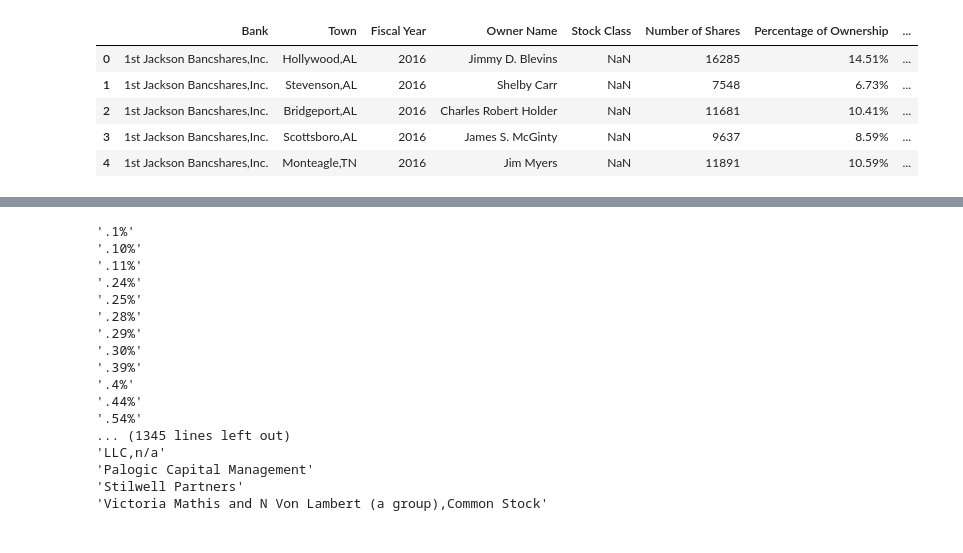
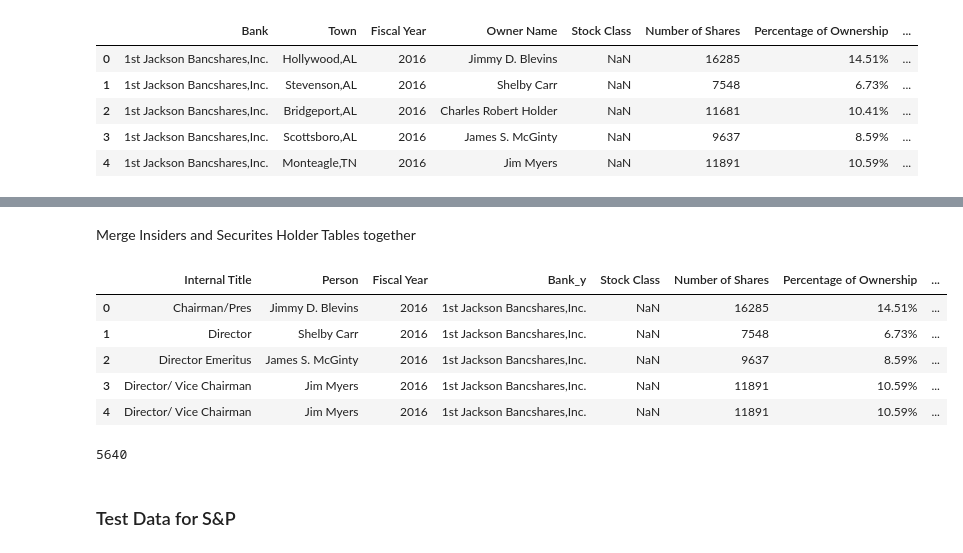
Before and after one commit to nashlaturciosss/fed-data-scraper, a Jupyter notebook: notebooks/clean_csvs.ipynb, the cells around one changed output, grey strips where cells are left out. Drawn from its saved outputs; the diff is of its cells as text; code cells hidden in the pictures.

Commit message:
Cleaned project structure and included code for AWS pipeline

```diff
--- a/notebooks/clean_csvs.ipynb
+++ b/notebooks/clean_csvs.ipynb
@@ -1,9 +1,9 @@
 # %%
 import pandas as pd
 
-# Load CSVs
-insiders_df = pd.read_csv("../all_insiders.csv")
-securities_df = pd.read_csv("../all_securities_holders.csv")
+insiders_df = pd.read_csv("/Users/nashlaturcios/Desktop/FedDataScraper/fed-data/all_insiders_Atlanta.csv")
+securities_df = pd.read_csv("/Users/nashlaturcios/Desktop/FedDataScraper/fed-data/all_securities_holders_Atlanta.csv")
+
 
 pd.set_option("display.max_rows", None)  # Show all rows
 pd.set_option("display.max_columns", None)  # (Optional) Show all columns
@@ -56,7 +39,3 @@ securities_df.head()
 | 2 | 1st Jackson Bancshares,Inc. | Bridgeport,AL | 2016 | Charles Robert Holder | NaN | 11681 | 10.41% | ... |
 | 3 | 1st Jackson Bancshares,Inc. | Scottsboro,AL | 2016 | James S. McGinty | NaN | 9637 | 8.59% | ... |
 | 4 | 1st Jackson Bancshares,Inc. | Monteagle,TN | 2016 | Jim Myers | NaN | 11891 | 10.59% | ... |
-# %%
-securities_df= securities_df[securities_df["Bank"].notna() & (securities_df["Bank"] != "")]
-# missing_bank_rows = securities_df[securities_df["Bank"].isna()]
-# print(missing_bank_rows)
@@ -136,11 +147,0 @@ display(securities_df[securities_df["Stock Class"] == "Co-Trustees\\nN. Mitchell
-# %%
-# Add the extra value to the list
-to_replace = ["1996,n/a", "2008 And any amendment thereto,n/a", "ADM Family Ltd.", "Camilla", "Co-Trustees, Common Stock"]
-
-# Replace those values with "n/a" in the "Stock Class" column
-securities_df.loc[securities_df["Stock Class"].isin(to_replace), "Stock Class"] = "n/a"
-
-# Now list unique stock classes (excluding NaN), sorted case-insensitively
-unique_stock_classes = sorted(securities_df["Stock Class"].dropna().unique(), key=lambda x: str(x).lower())
-for val in unique_stock_classes:
-    print(repr(val))
@@ -368,22 +148,37 @@ for val in unique_number_of_shares_thirdBatch:
-# %%
-unique_percentage_of_ownership_thirdBatch = sorted(securities_df_thirdBatch["Percentage of Ownership"].dropna().unique(), key=lambda x: str(x).lower())
-for val in unique_percentage_of_ownership_thirdBatch:
-    print(repr(val))
-# %% [output]
-'.1%'
-'.10%'
-'.11%'
-'.24%'
-'.25%'
-'.28%'
-'.29%'
-'.30%'
-'.39%'
-'.4%'
-'.44%'
-'.54%'
-... (1345 lines left out)
-'LLC,n/a'
-'Palogic Capital Management'
-'Stilwell Partners'
-'Victoria Mathis and N Von Lambert (a group),Common Stock'
+# %% [markdown]
+Merge Insiders and Securites Holder Tables together
+# %%
+# Clean up whitespace
+insiders_df['Person'] = insiders_df['Person'].str.strip()
+securities_df['Owner Name'] = securities_df['Owner Name'].str.strip()
+
+# Step 1: Merge on Person and Fiscal Year
+merged_df = pd.merge(
+    insiders_df,
+    securities_df,
+    how='inner',
+    left_on=['Person', 'Fiscal Year'],
+    right_on=['Owner Name', 'Fiscal Year']
+)
+
+
+# Optional: Drop duplicate Owner Name column
+merged_df = merged_df.drop(columns=['Owner Name', 'Bank_x', 'External Title', 'Affiliation', 'RSSD_ID_x', 'Town', 'Occupation'])
+merged_df.head()
+# %% [output]
+|  | Internal Title | Person | Fiscal Year | Bank_y | Stock Class | Number of Shares | Percentage of Ownership | ... |
+| 0 | Chairman/Pres | Jimmy D. Blevins | 2016 | 1st Jackson Bancshares,Inc. | NaN | 16285 | 14.51% | ... |
+| 1 | Director | Shelby Carr | 2016 | 1st Jackson Bancshares,Inc. | NaN | 7548 | 6.73% | ... |
+| 2 | Director Emeritus | James S. McGinty | 2016 | 1st Jackson Bancshares,Inc. | NaN | 9637 | 8.59% | ... |
+| 3 | Director/ Vice Chairman | Jim Myers | 2016 | 1st Jackson Bancshares,Inc. | NaN | 11891 | 10.59% | ... |
+| 4 | Director/ Vice Chairman | Jim Myers | 2016 | 1st Jackson Bancshares,Inc. | NaN | 11891 | 10.59% | ... |
+# %%
+merged_df = merged_df.drop_duplicates()
+print(len(merged_df))
+merged_df
+
+merged_df.to_csv(os.path.join(output_folder, "merged_df.csv"), index=False)
+# %% [output]
+5640
+# %% [markdown]
+### Test Data for S&P
```
Also changed, not shown: parts of 25 cells of this notebook, 47 other files.
